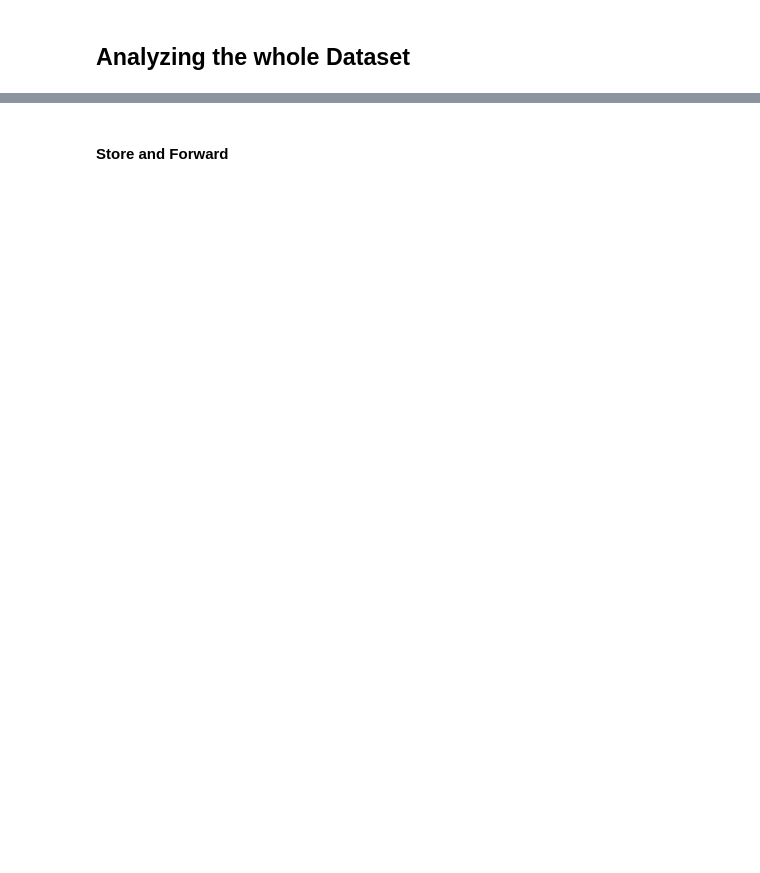
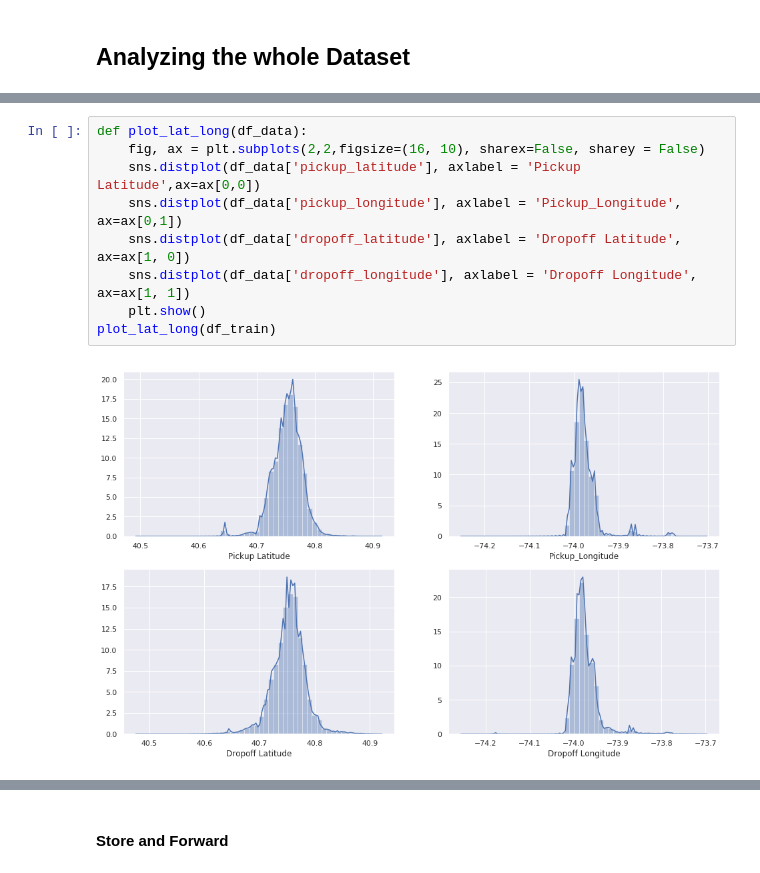
Before and after one commit to falkets/udacity_capstone_project, a Jupyter notebook: report.ipynb, the cells around one changed output, grey strips where cells are left out. Cells and saved outputs as stored; diff of their text form; blank space fills up the shorter version.

```diff
--- a/report.ipynb
+++ b/report.ipynb
@@ -96,0 +139,11 @@ dtype: int64
+# %%
+def plot_lat_long(df_data):
+    fig, ax = plt.subplots(2,2,figsize=(16, 10), sharex=False, sharey = False)
+    sns.distplot(df_data['pickup_latitude'], axlabel = 'Pickup Latitude',ax=ax[0,0])
+    sns.distplot(df_data['pickup_longitude'], axlabel = 'Pickup_Longitude', ax=ax[0,1])
+    sns.distplot(df_data['dropoff_latitude'], axlabel = 'Dropoff Latitude', ax=ax[1, 0])
+    sns.distplot(df_data['dropoff_longitude'], axlabel = 'Dropoff Longitude', ax=ax[1, 1])
+    plt.show()
+plot_lat_long(df_train)
+# %% [output]
+[figure, added]
```
Also changed, not shown: parts of 52 cells of this notebook.
